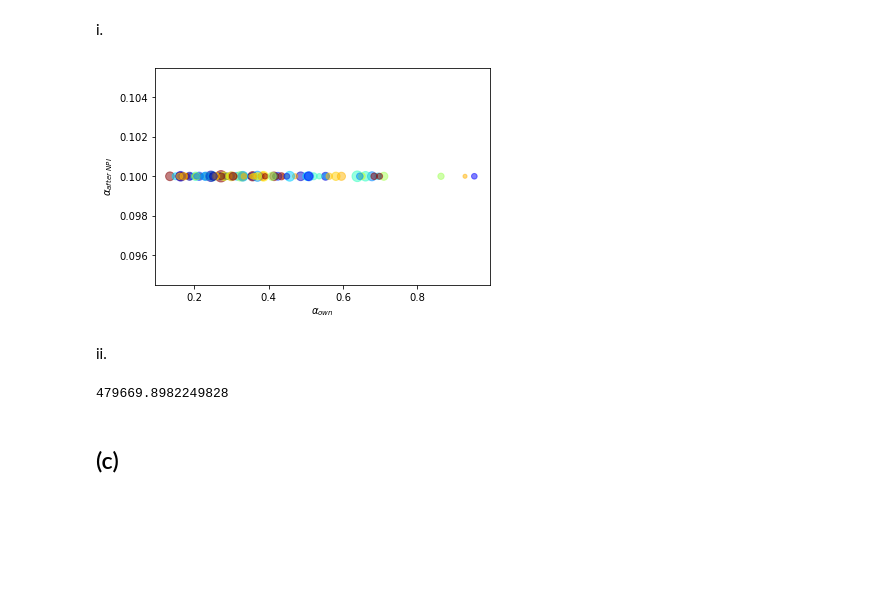
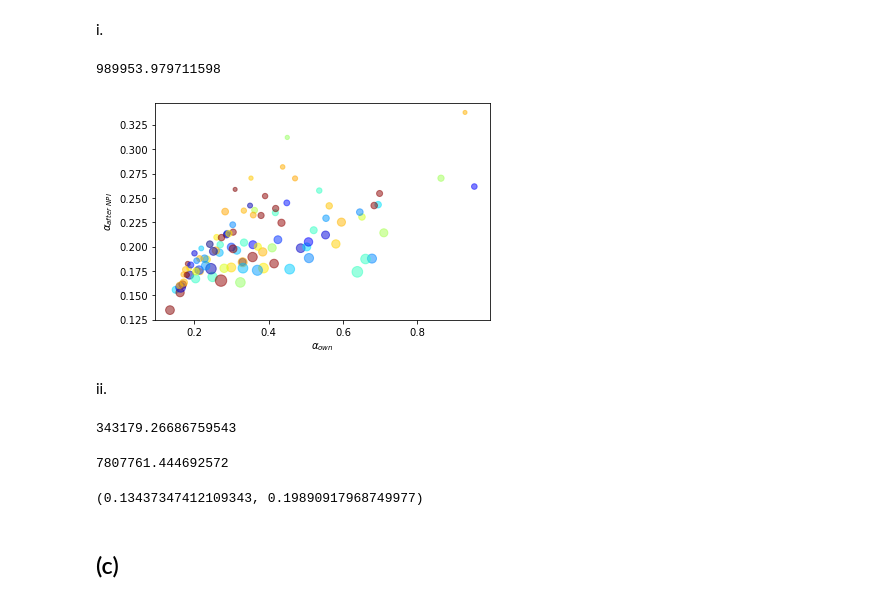
Before and after one commit to liaaaaran/PSTAT197A, a Jupyter notebook: Part2.ipynb, the cells around one changed output. Drawn from its saved outputs; the diff is of its cells as text; code cells hidden in the pictures; blank space fills up the shorter version.

```diff
--- a/Part2.ipynb
+++ b/Part2.ipynb
@@ -234,37 +234,69 @@ i.
 # %%
 def total_recovered(alpha_afterNPI):
     if abs(np.sum(g_inv(alpha_afterNPI)-g_inv(alpha_predicted)))<=1000000:
         S_after = np.zeros((nb_nodes, 4, 4, len(t)))
         I_after = np.zeros((nb_nodes, 4, len(t)))
         R_after = np.zeros((nb_nodes, len(t)))
         L_after = np.zeros((nb_nodes, len(t)))
 
         for i in range(100):
             initial_conditions = np.concatenate(
                 (S[i,:,:,29].flatten(), I[i,:,29], [R[i,29]]))
 
             soln = solve_ivp(
                 SIR, (t[29], t[199]), initial_conditions, args=(N[i], alpha_afterNPI[i]*beta_old, gamma), t_eval=t[30:200])
 
             S_after[i, :, :, 30:200] = soln.y[:16].reshape(4, 4, -1)
             I_after[i, :, 30:200] = soln.y[16:20]
             R_after[i, 30:200] = soln.y[20]
             L_after[i, 30:200] = Lc@soln.y[16:20]
 
         recovered = abs(np.sum(R_after[:,-1]))
         return recovered
     else:
         return np.sum(R[:,-1])
 
-best_alphas=fmin(total_recovered,np.array([0.1 for i in range(100)]),disp=False)
+best_alphas=fmin(total_recovered,alpha_afterNPI2,disp=False,maxiter=1000)
 scatter_plot(best_alphas)
+np.sum(g_inv(best_alphas)-g_inv(alpha_predicted))
 # %% [output]
+989953.979711598
-[figure, old version]
+[figure, new version]
 # %% [markdown]
 ii.
 # %%
 total_recovered_difference(best_alphas)
 # %% [output]
-479669.8982249828
+343179.26686759543
+# %%
+mini=np.array([min(alpha_predicted) for i in range(100)])
+money=g_inv(mini)-g_inv(alpha_predicted)
+np.sum(money)
+#too high
+# %% [output]
+7807761.444692572
+# %%
+equal_alphas=np.array([np.percentile(alpha_predicted,14) for i in range(86)])
+##level alphas to the 14th percentile and lower
+for i in range(100):
+    if alpha_predicted[i] < equal_alphas[i]:
+        if i >= len(equal_alphas):
+            equal_alphas=np.append(equal_alphas,alpha_predicted[i])
+        else:
+            equal_alphas=np.insert(equal_alphas,i,alpha_predicted[i])
+
+# money=g_inv(equal_alphas)-g_inv(alpha_predicted)
+# leftovermoney=1000000-np.sum(money)
+# addmoney=leftovermoney//98
+# ## give same money to all nodes except 2 with lowest alphas
+# for i in range(100):
+#     if alpha_predicted[i]>np.percentile(alpha_predicted,2):
+#         money[i]+=addmoney
+
+# equal_alphas=g(g_inv(alpha_predicted)+money)
+# np.sum(g_inv(equal_alphas)-g_inv(alpha_predicted))
+min(equal_alphas),max(equal_alphas)
+# %% [output]
+(0.13437347412109343, 0.19890917968749977)
 # %% [markdown]
 ## (c)
```
Also changed, not shown: parts of 10 cells of this notebook.
